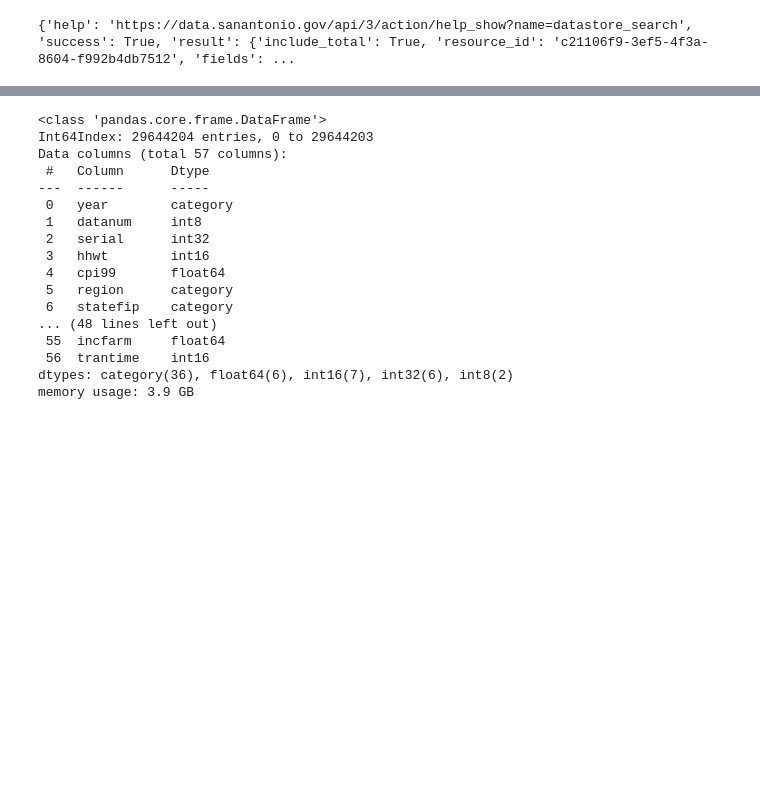
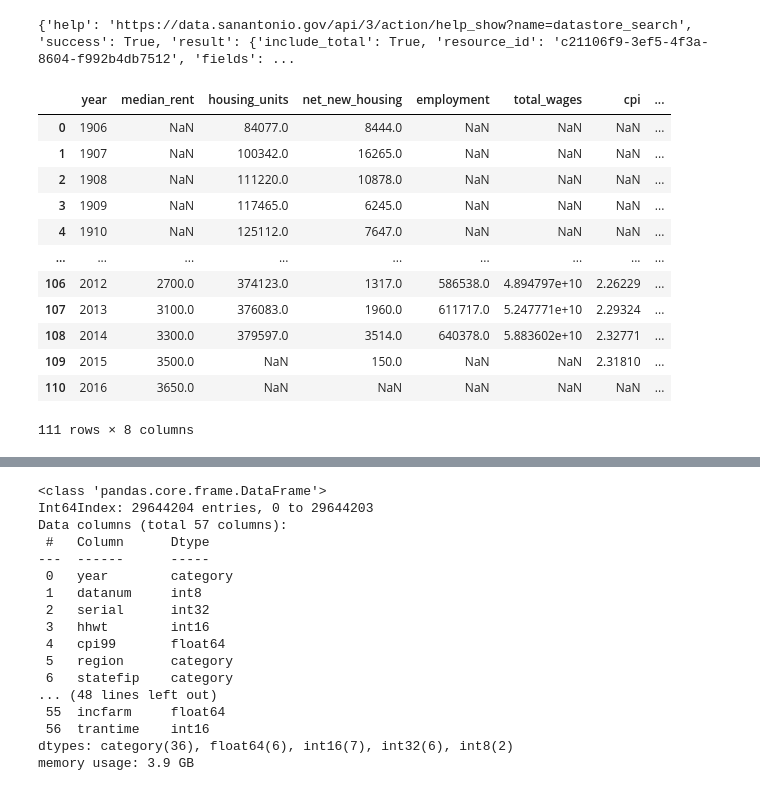
Before and after one commit to randallb15/City-Data, a Jupyter notebook: Testing.ipynb, the cells around one changed output, grey strips where cells are left out. Cells and saved outputs as stored; diff of their text form; code cells hidden in the pictures; blank space fills up the shorter version.

```diff
--- a/Testing.ipynb
+++ b/Testing.ipynb
@@ -11,5 +11,21 @@ print(response_dict)
 import pandas as pd
 # %%
 housing_inventory = pd.read_stata('116215-V1/housing_inventory/clean_combined.dta')
+# %%
+housing_inventory
+# %% [output]
+|  | year | median_rent | housing_units | net_new_housing | employment | total_wages | cpi | ... |
+| 0 | 1906 | NaN | 84077.0 | 8444.0 | NaN | NaN | NaN | ... |
+| 1 | 1907 | NaN | 100342.0 | 16265.0 | NaN | NaN | NaN | ... |
+| 2 | 1908 | NaN | 111220.0 | 10878.0 | NaN | NaN | NaN | ... |
+| 3 | 1909 | NaN | 117465.0 | 6245.0 | NaN | NaN | NaN | ... |
+| 4 | 1910 | NaN | 125112.0 | 7647.0 | NaN | NaN | NaN | ... |
+| ... | ... | ... | ... | ... | ... | ... | ... | ... |
+| 106 | 2012 | 2700.0 | 374123.0 | 1317.0 | 586538.0 | 4.894797e+10 | 2.26229 | ... |
+| 107 | 2013 | 3100.0 | 376083.0 | 1960.0 | 611717.0 | 5.247771e+10 | 2.29324 | ... |
+| 108 | 2014 | 3300.0 | 379597.0 | 3514.0 | 640378.0 | 5.883602e+10 | 2.32771 | ... |
+| 109 | 2015 | 3500.0 | NaN | 150.0 | NaN | NaN | 2.31810 | ... |
+| 110 | 2016 | 3650.0 | NaN | NaN | NaN | NaN | NaN | ... |
+111 rows × 8 columns
 # %%
 census_df = pd.read_stata('116215-V1/census/usa_00012.dta')
```
Also changed, not shown: parts of 4 cells of this notebook.
